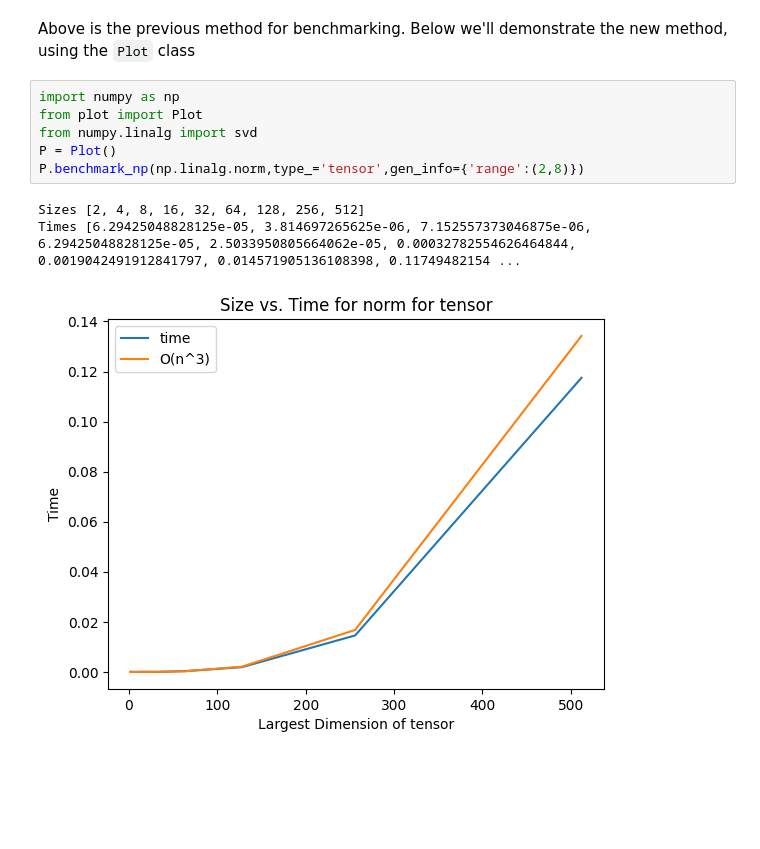
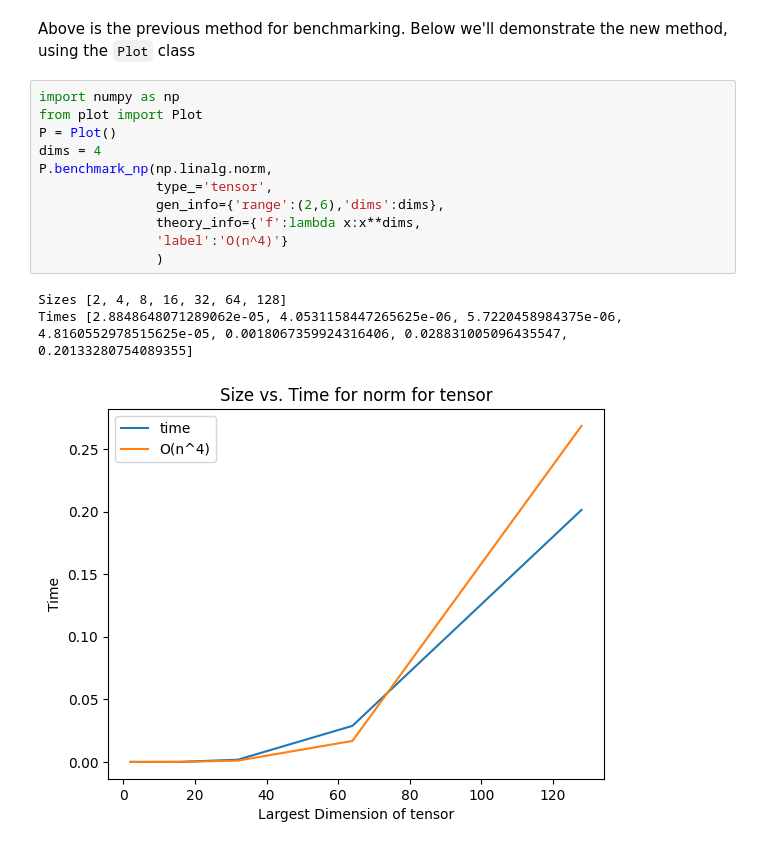
Before and after one commit to DolevArtzi/algsforbigdata, a Jupyter notebook: regression_testing.ipynb, the cells around one changed output. Drawn from its saved outputs; the diff is of its cells as text; blank space fills up the shorter version.

Commit message:
add plotting of time complexity generically

```diff
--- a/regression_testing.ipynb
+++ b/regression_testing.ipynb
@@ -117,10 +102,15 @@ Above is the previous method for benchmarking. Below we'll demonstrate the new m
 # %%
 import numpy as np
 from plot import Plot
-from numpy.linalg import svd
 P = Plot()
-P.benchmark_np(np.linalg.norm,type_='tensor',gen_info={'range':(2,8)})
+dims = 4
+P.benchmark_np(np.linalg.norm,
+               type_='tensor',
+               gen_info={'range':(2,6),'dims':dims},
+               theory_info={'f':lambda x:x**dims,
+               'label':'O(n^4)'}
+               )
 # %% [output]
-Sizes [2, 4, 8, 16, 32, 64, 128, 256, 512]
-Times [6.29425048828125e-05, 3.814697265625e-06, 7.152557373046875e-06, 6.29425048828125e-05, 2.5033950805664062e-05, 0.00032782554626464844, 0.0019042491912841797, 0.014571905136108398, 0.11749482154 ...
+Sizes [2, 4, 8, 16, 32, 64, 128]
+Times [2.8848648071289062e-05, 4.0531158447265625e-06, 5.7220458984375e-06, 4.8160552978515625e-05, 0.0018067359924316406, 0.028831005096435547, 0.20133280754089355]
-[figure, old version]
+[figure, new version]
```
Also changed, not shown: parts of 4 cells of this notebook, 1 other file.
